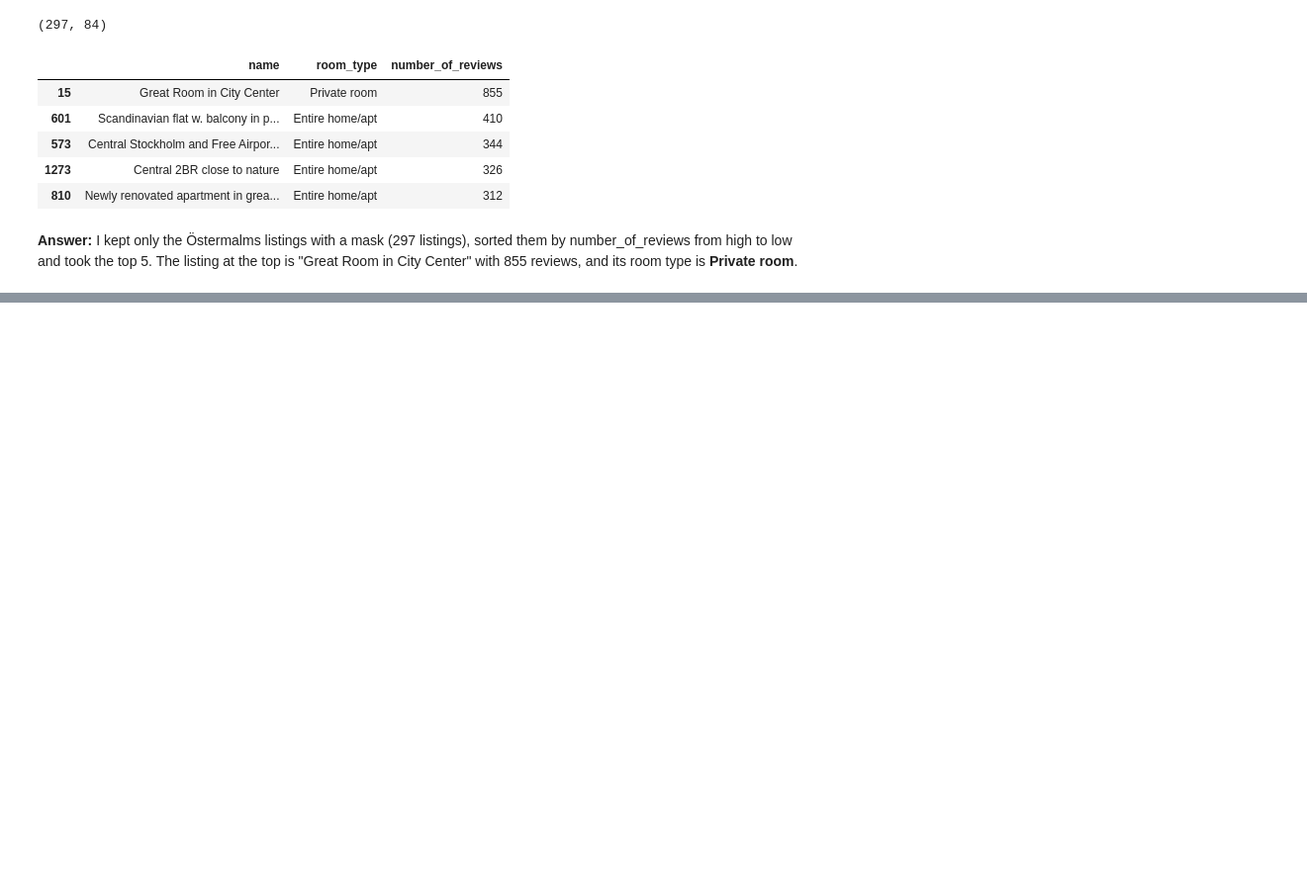
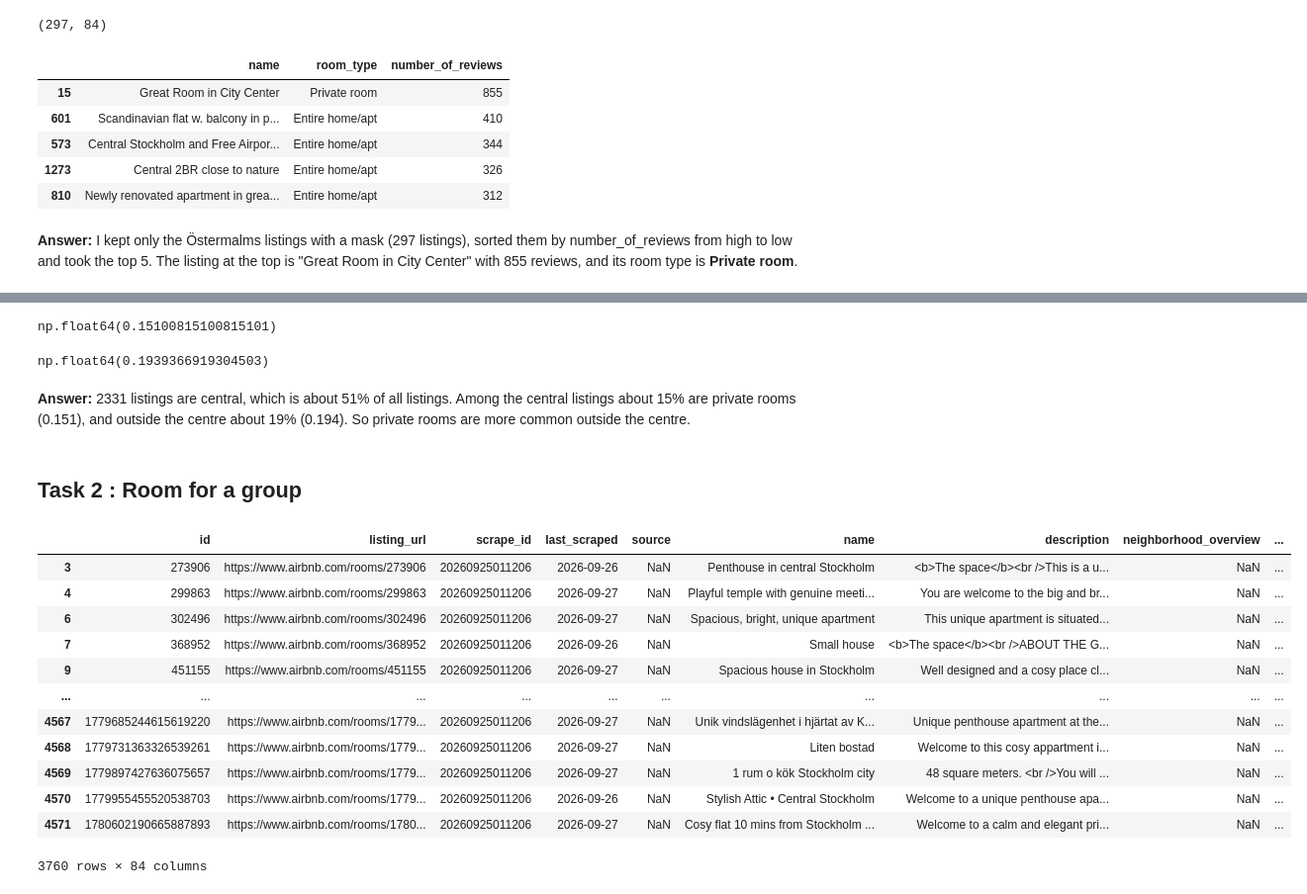
Before and after one commit to Krithika-15/Lexicon, a Jupyter notebook: Data Analysis and visualisation/lab1.ipynb, the cells around one changed output, grey strips where cells are left out. Shown at 99% size. Drawn from its saved outputs; the diff is of its cells as text; code cells hidden in the pictures; blank space fills up the shorter version.

Commit message:
Lab 1 data analysis: part 2 tasks 1-6, lab done

```diff
--- a/Data Analysis and visualisation/lab1.ipynb
+++ b/Data Analysis and visualisation/lab1.ipynb
@@ -245,0 +272,36 @@ The listing at the top is "Great Room in City Center" with 855 reviews, and its
+# %%
+# among the central listings: True if Private room, then mean = share of private rooms
+(central_listings["room_type"] == "Private room").mean()
+# %% [output]
+np.float64(0.15100815100815101)
+# %%
+# same check for the listings outside the centre, to compare with the line above
+(outside_listings["room_type"] == "Private room").mean()
+# %% [output]
+np.float64(0.1939366919304503)
+# %% [markdown]
+**Answer:** 2331 listings are central, which is about 51% of all listings.
+Among the central listings about 15% are private rooms (0.151), and outside the centre about 19% (0.194).
+So private rooms are more common outside the centre.
+# %% [markdown]
+## Task 2 : Room for a group
+# %%
+# True for rows where the room type is Entire home/apt
+entire_mask = listings["room_type"] == "Entire home/apt"
+# %%
+entire_listings = listings[entire_mask]
+entire_listings
+# %% [output]
+|  | id | listing_url | scrape_id | last_scraped | source | name | description | neighborhood_overview | ... |
+| 3 | 273906 | https://www.airbnb.com/rooms/273906 | 20260925011206 | 2026-09-26 | NaN | Penthouse in central Stockholm | <b>The space</b><br />This is a u... | NaN | ... |
+| 4 | 299863 | https://www.airbnb.com/rooms/299863 | 20260925011206 | 2026-09-27 | NaN | Playful temple with genuine meeti... | You are welcome to the big and br... | NaN | ... |
+| 6 | 302496 | https://www.airbnb.com/rooms/302496 | 20260925011206 | 2026-09-27 | NaN | Spacious, bright, unique apartment | This unique apartment is situated... | NaN | ... |
+| 7 | 368952 | https://www.airbnb.com/rooms/368952 | 20260925011206 | 2026-09-26 | NaN | Small house | <b>The space</b><br />ABOUT THE G... | NaN | ... |
+| 9 | 451155 | https://www.airbnb.com/rooms/451155 | 20260925011206 | 2026-09-27 | NaN | Spacious house in Stockholm | Well designed and a cosy place cl... | NaN | ... |
+| ... | ... | ... | ... | ... | ... | ... | ... | ... | ... |
+| 4567 | 1779685244615619220 | https://www.airbnb.com/rooms/1779... | 20260925011206 | 2026-09-27 | NaN | Unik vindslägenhet i hjärtat av K... | Unique penthouse apartment at the... | NaN | ... |
+| 4568 | 1779731363326539261 | https://www.airbnb.com/rooms/1779... | 20260925011206 | 2026-09-27 | NaN | Liten bostad | Welcome to this cosy appartment i... | NaN | ... |
+| 4569 | 1779897427636075657 | https://www.airbnb.com/rooms/1779... | 20260925011206 | 2026-09-27 | NaN | 1 rum o kök Stockholm city | 48 square meters. <br />You will ... | NaN | ... |
+| 4570 | 1779955455520538703 | https://www.airbnb.com/rooms/1779... | 20260925011206 | 2026-09-26 | NaN | Stylish Attic • Central Stockholm | Welcome to a unique penthouse apa... | NaN | ... |
+| 4571 | 1780602190665887893 | https://www.airbnb.com/rooms/1780... | 20260925011206 | 2026-09-27 | NaN | Cosy flat 10 mins from Stockholm ... | Welcome to a calm and elegant pri... | NaN | ... |
+3760 rows × 84 columns
```
Also changed, not shown: parts of 39 cells of this notebook.
